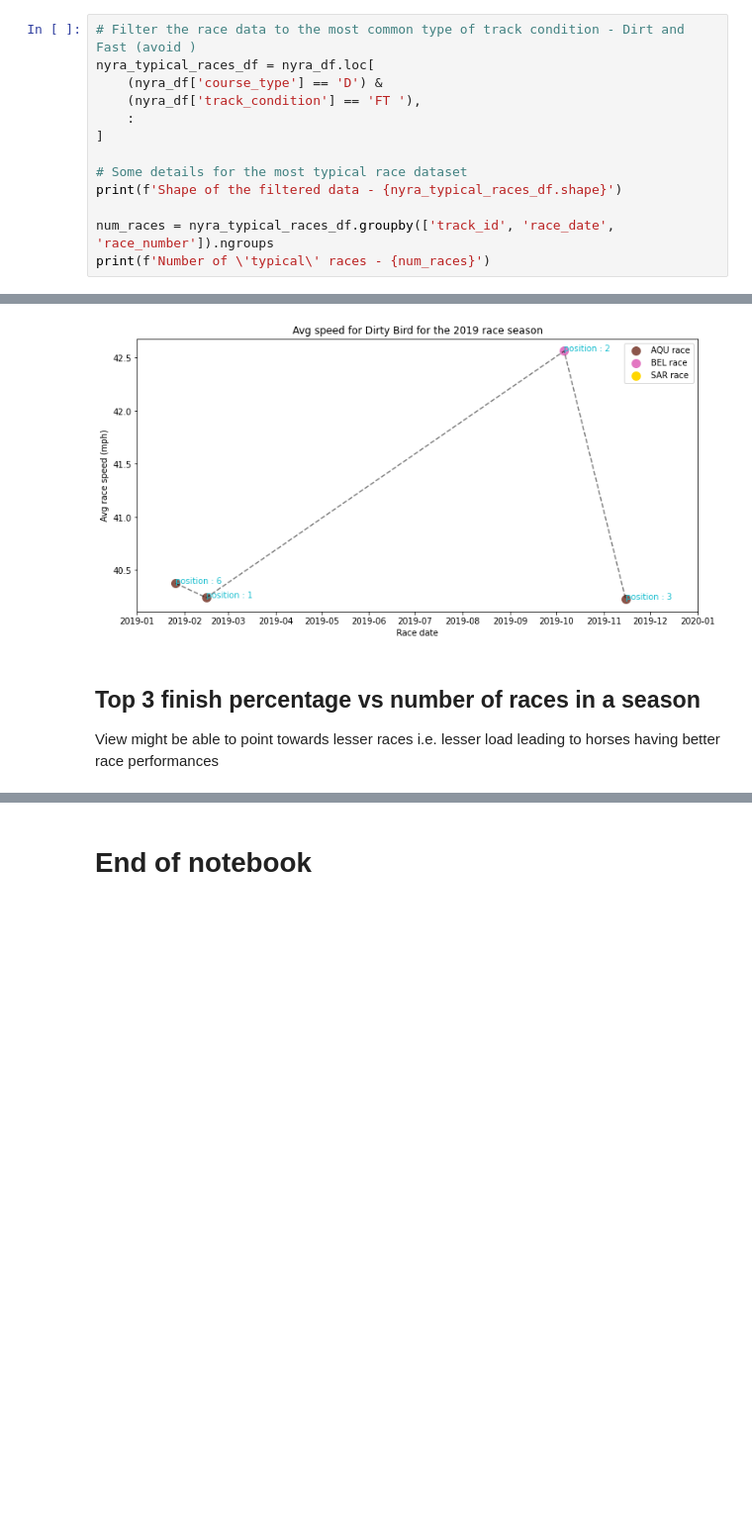
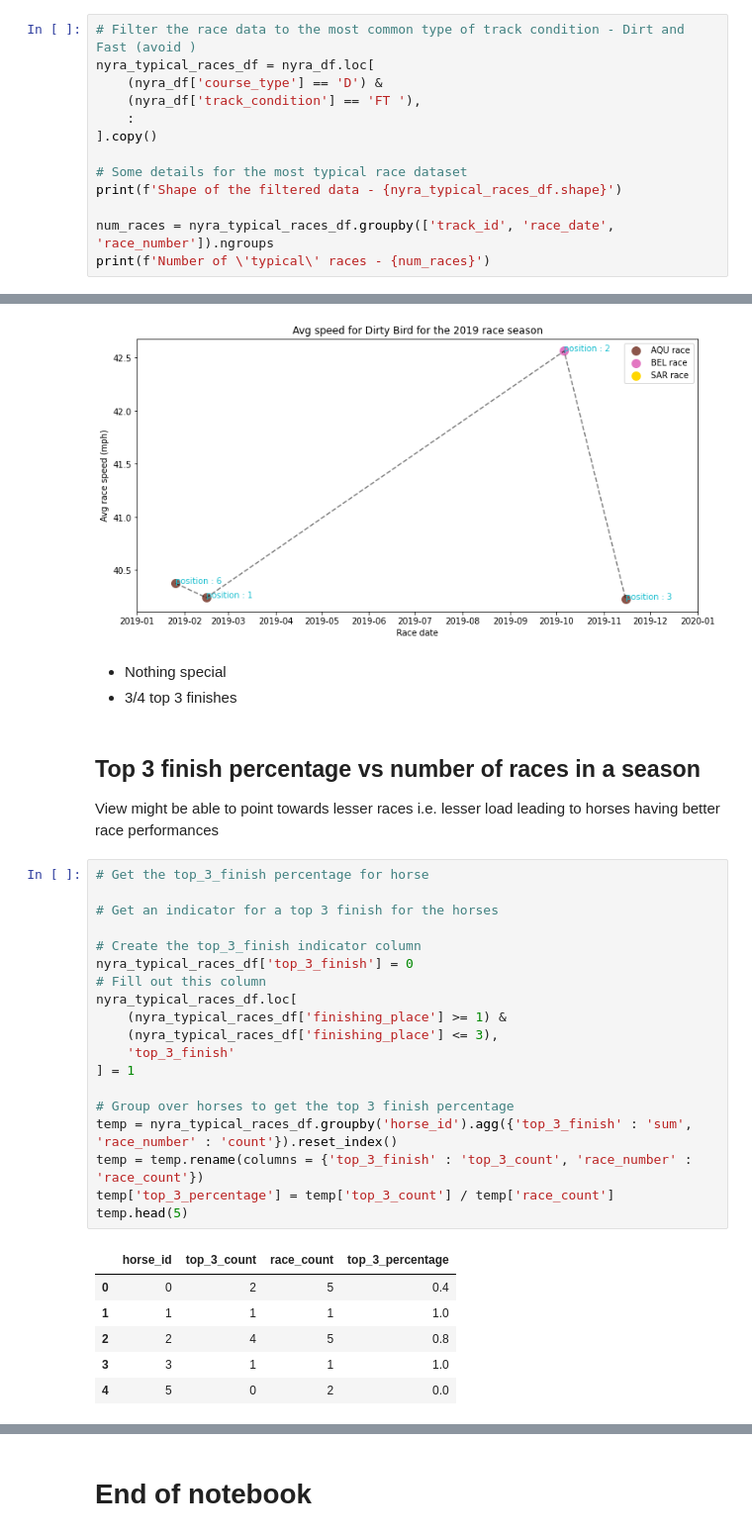
Before and after one commit to parthnaik13/NYRA, a Jupyter notebook: 4_1_POC1.ipynb, the cells around one changed output, grey strips where cells are left out. Shown at 99% size. Drawn from its saved outputs; the diff is of its cells as text; blank space fills up the shorter version.

```diff
--- a/4_1_POC1.ipynb
+++ b/4_1_POC1.ipynb
@@ -124,7 +127,7 @@ nyra_typical_races_df = nyra_df.loc[
     (nyra_df['course_type'] == 'D') &
     (nyra_df['track_condition'] == 'FT '),
     :
-]
+].copy()
 
 # Some details for the most typical race dataset
 print(f'Shape of the filtered data - {nyra_typical_races_df.shape}')
@@ -590,6 +633,35 @@ min      40.228327
 max      42.562718
 Name: avg_race_speed, dtype: float64
 [figure]
+# %% [markdown]
+* Nothing special
+* 3/4 top 3 finishes
 # %% [markdown]
 ## Top 3 finish percentage vs number of races in a season
 View might be able to point towards lesser races i.e. lesser load leading to horses having better race performances
+# %%
+# Get the top_3_finish percentage for horse
+
+# Get an indicator for a top 3 finish for the horses
+
+# Create the top_3_finish indicator column
+nyra_typical_races_df['top_3_finish'] = 0
+# Fill out this column
+nyra_typical_races_df.loc[
+    (nyra_typical_races_df['finishing_place'] >= 1) &
+    (nyra_typical_races_df['finishing_place'] <= 3),
+    'top_3_finish'
+] = 1
+
+# Group over horses to get the top 3 finish percentage
+temp = nyra_typical_races_df.groupby('horse_id').agg({'top_3_finish' : 'sum', 'race_number' : 'count'}).reset_index()
+temp = temp.rename(columns = {'top_3_finish' : 'top_3_count', 'race_number' : 'race_count'})
+temp['top_3_percentage'] = temp['top_3_count'] / temp['race_count']
+temp.head(5)
+# %% [output]
+|  | horse_id | top_3_count | race_count | top_3_percentage |
+| 0 | 0 | 2 | 5 | 0.4 |
+| 1 | 1 | 1 | 1 | 1.0 |
+| 2 | 2 | 4 | 5 | 0.8 |
+| 3 | 3 | 1 | 1 | 1.0 |
+| 4 | 5 | 0 | 2 | 0.0 |
```
Also changed, not shown: parts of 18 cells of this notebook.
